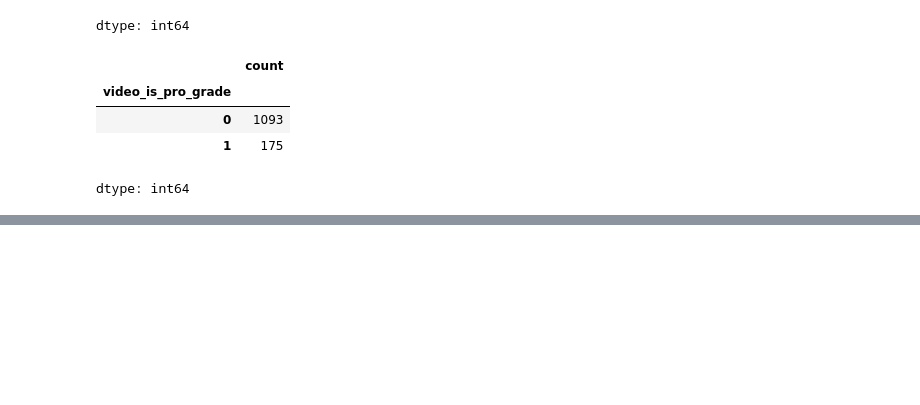
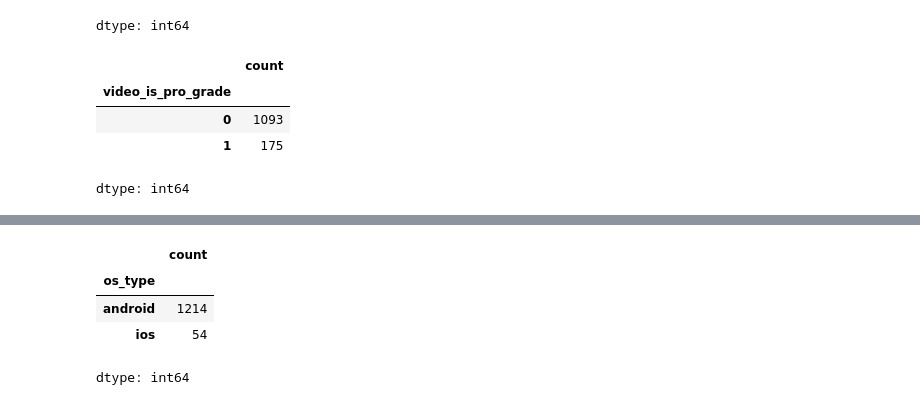
Before and after one commit to rajeshxdatascience/smartphone-recommender-system, a Jupyter notebook: SpecLens_AI_Data_Engineering.ipynb, the cells around one changed output, grey strips where cells are left out. Saved outputs shown, nothing was run; the diff lists cells and outputs as text; code cells hidden in the pictures; blank space fills up the shorter version.

```diff
--- a/SpecLens_AI_Data_Engineering.ipynb
+++ b/SpecLens_AI_Data_Engineering.ipynb
@@ -3883,0 +3927,8 @@ dtype: int64
+# %%
+df['os_type'].value_counts(dropna=False)
+# %% [output]
+|  | count |
+| os_type |  |
+| android | 1214 |
+| ios | 54 |
+dtype: int64
```
Also changed, not shown: parts of 5 cells of this notebook.
